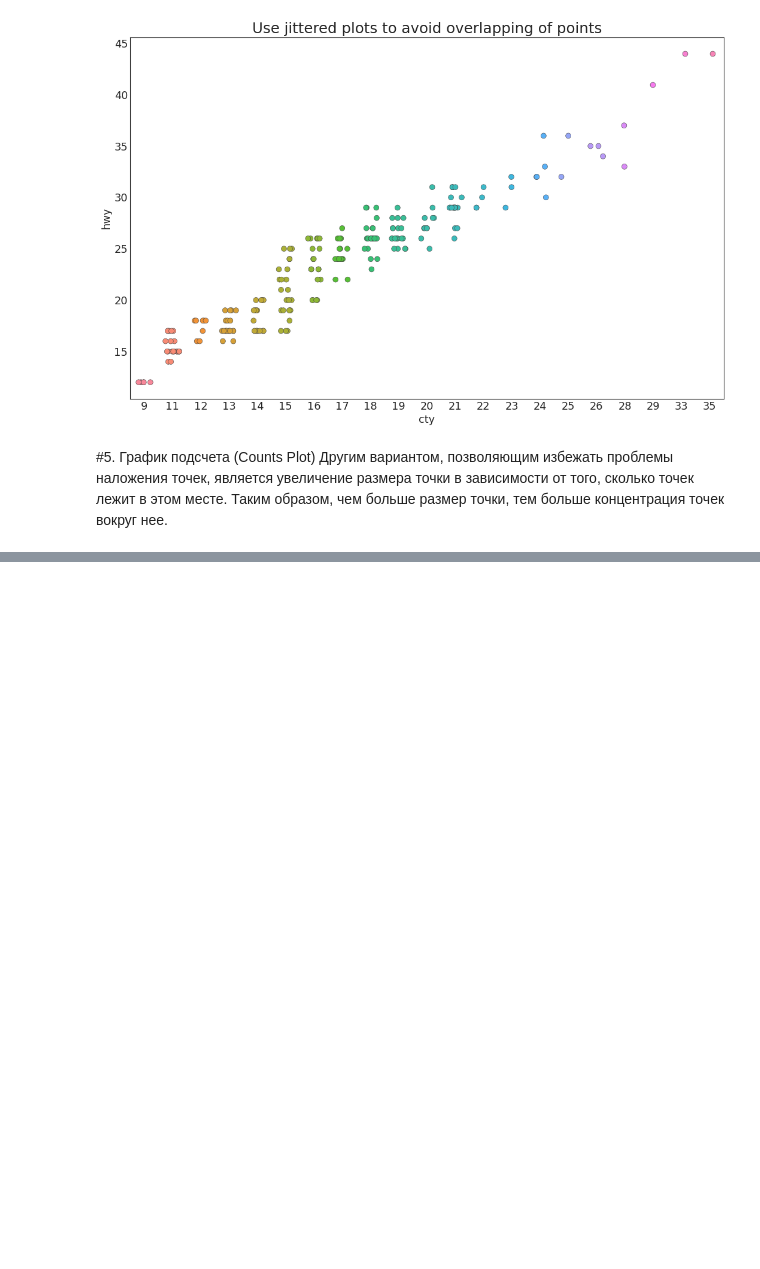
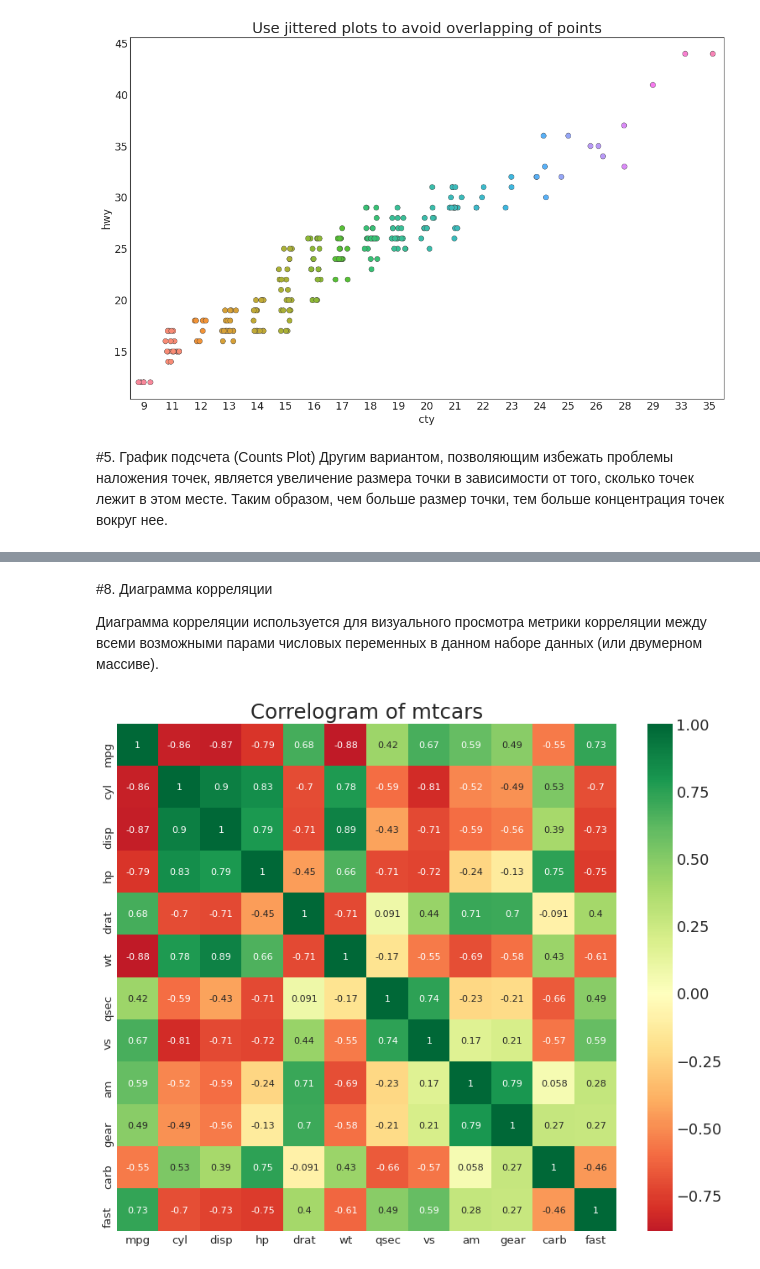
Before and after one commit to QAtester-MM/-----------------------------, a Jupyter notebook: Визуализация_данных.ipynb, the cells around one changed output, grey strips where cells are left out. Saved outputs shown, nothing was run; the diff lists cells and outputs as text; code cells hidden in the pictures; blank space fills up the shorter version.

```diff
--- a/Визуализация_данных.ipynb
+++ b/Визуализация_данных.ipynb
@@ -197,0 +291,19 @@ plt.show()
+# %% [markdown]
+#8. Диаграмма корреляции
+
+Диаграмма корреляции используется для визуального просмотра метрики корреляции между всеми возможными парами числовых переменных в данном наборе данных (или двумерном массиве).
+# %%
+# Import Dataset
+df = pd.read_csv("https://github.com/selva86/datasets/raw/master/mtcars.csv")
+
+# Plot
+plt.figure(figsize=(12,10), dpi= 80)
+sns.heatmap(df.corr(), xticklabels=df.corr().columns, yticklabels=df.corr().columns, cmap='RdYlGn', center=0, annot=True)
+
+# Decorations
+plt.title('Correlogram of mtcars', fontsize=22)
+plt.xticks(fontsize=12)
+plt.yticks(fontsize=12)
+plt.show()
+# %% [output]
+[figure, added]
```
Also changed, not shown: parts of 43 cells of this notebook.
